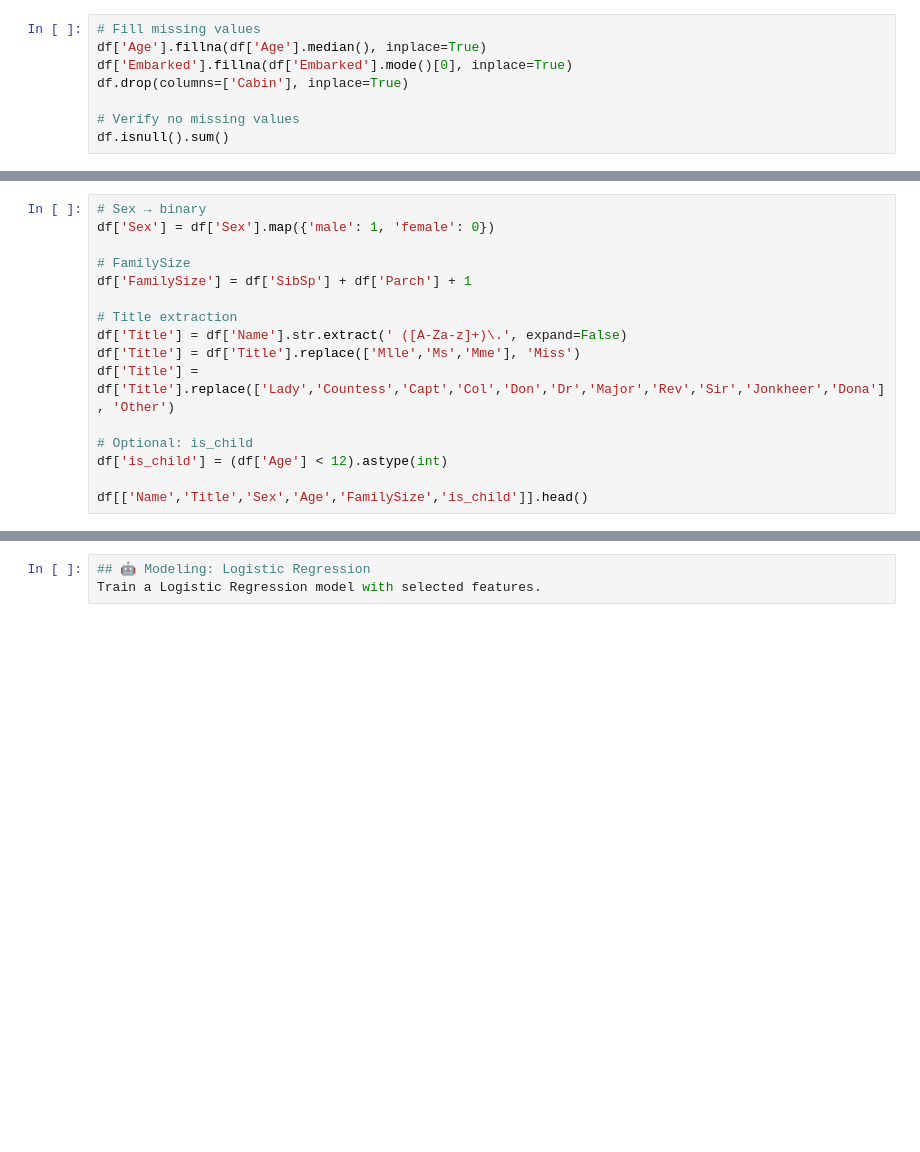
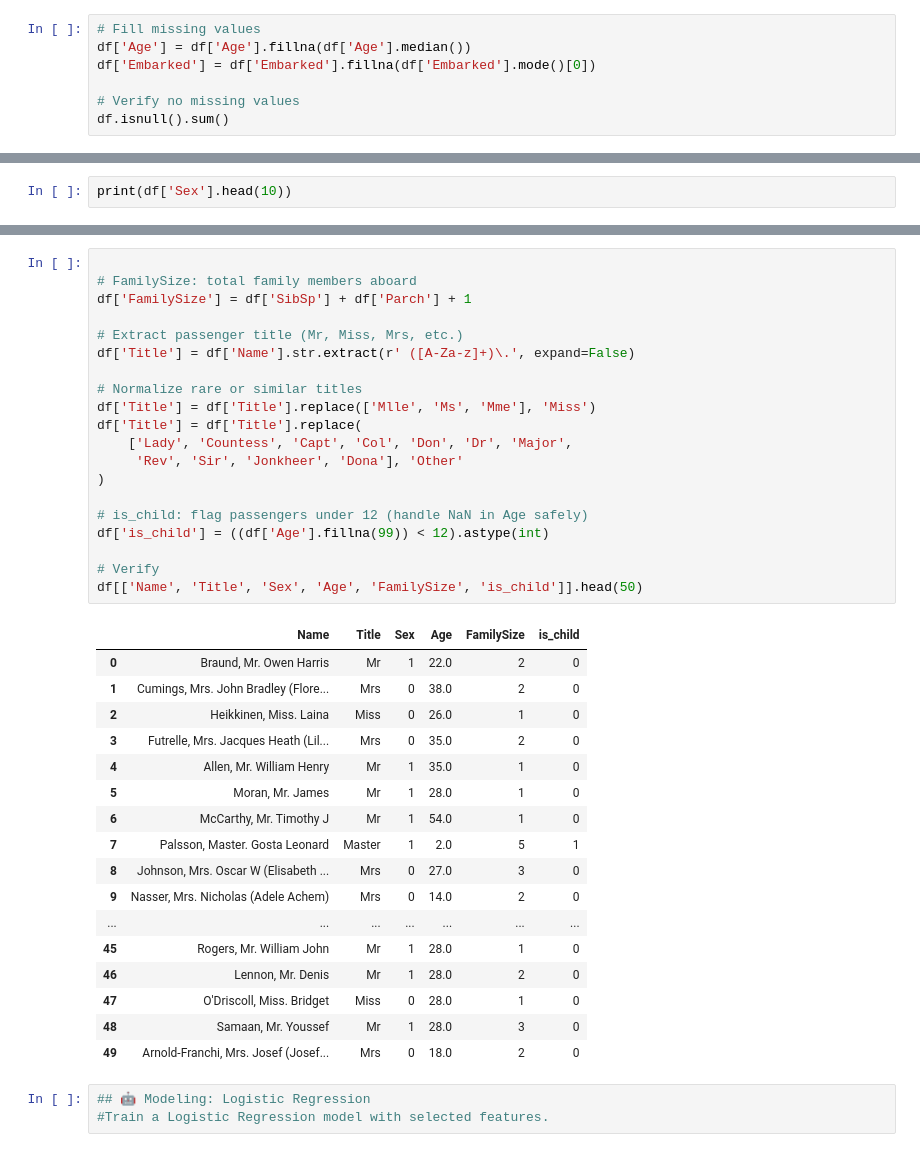
Before and after one commit to mohamedazizabbes/project_titanic, a Jupyter notebook: notebook.ipynb, the cells around one changed output, grey strips where cells are left out. Drawn from its saved outputs; the diff is of its cells as text; blank space fills up the shorter version.

Commit message:
update Titanic logistic regression notebook

```diff
--- a/notebook.ipynb
+++ b/notebook.ipynb
@@ -73,8 +147,7 @@ plt.show()
 # %%
 # Fill missing values
-df['Age'].fillna(df['Age'].median(), inplace=True)
-df['Embarked'].fillna(df['Embarked'].mode()[0], inplace=True)
-df.drop(columns=['Cabin'], inplace=True)
+df['Age'] = df['Age'].fillna(df['Age'].median())
+df['Embarked'] = df['Embarked'].fillna(df['Embarked'].mode()[0])
 
 # Verify no missing values
 df.isnull().sum()
@@ -87,16 +168,2 @@ df.isnull().sum()
 # %%
-# Sex → binary
-df['Sex'] = df['Sex'].map({'male': 1, 'female': 0})
-
-# FamilySize
-df['FamilySize'] = df['SibSp'] + df['Parch'] + 1
-
-# Title extraction
-df['Title'] = df['Name'].str.extract(' ([A-Za-z]+)\.', expand=False)
-df['Title'] = df['Title'].replace(['Mlle','Ms','Mme'], 'Miss')
-df['Title'] = df['Title'].replace(['Lady','Countess','Capt','Col','Don','Dr','Major','Rev','Sir','Jonkheer','Dona'], 'Other')
-
-# Optional: is_child
-df['is_child'] = (df['Age'] < 12).astype(int)
-
-df[['Name','Title','Sex','Age','FamilySize','is_child']].head()
+print(df['Sex'].head(10))
@@ -103,5 +182,43 @@ df[['Name','Title','Sex','Age','FamilySize','is_child']].head()
+# %%
+
+# FamilySize: total family members aboard
+df['FamilySize'] = df['SibSp'] + df['Parch'] + 1
+
+# Extract passenger title (Mr, Miss, Mrs, etc.)
+df['Title'] = df['Name'].str.extract(r' ([A-Za-z]+)\.', expand=False)
+
+# Normalize rare or similar titles
+df['Title'] = df['Title'].replace(['Mlle', 'Ms', 'Mme'], 'Miss')
+df['Title'] = df['Title'].replace(
+    ['Lady', 'Countess', 'Capt', 'Col', 'Don', 'Dr', 'Major',
+     'Rev', 'Sir', 'Jonkheer', 'Dona'], 'Other'
+)
+
+# is_child: flag passengers under 12 (handle NaN in Age safely)
+df['is_child'] = ((df['Age'].fillna(99)) < 12).astype(int)
+
+# Verify
+df[['Name', 'Title', 'Sex', 'Age', 'FamilySize', 'is_child']].head(50)
+# %% [output]
+|  | Name | Title | Sex | Age | FamilySize | is_child |
+| 0 | Braund, Mr. Owen Harris | Mr | 1 | 22.0 | 2 | 0 |
+| 1 | Cumings, Mrs. John Bradley (Flore... | Mrs | 0 | 38.0 | 2 | 0 |
+| 2 | Heikkinen, Miss. Laina | Miss | 0 | 26.0 | 1 | 0 |
+| 3 | Futrelle, Mrs. Jacques Heath (Lil... | Mrs | 0 | 35.0 | 2 | 0 |
+| 4 | Allen, Mr. William Henry | Mr | 1 | 35.0 | 1 | 0 |
+| 5 | Moran, Mr. James | Mr | 1 | 28.0 | 1 | 0 |
+| 6 | McCarthy, Mr. Timothy J | Mr | 1 | 54.0 | 1 | 0 |
+| 7 | Palsson, Master. Gosta Leonard | Master | 1 | 2.0 | 5 | 1 |
+| 8 | Johnson, Mrs. Oscar W (Elisabeth ... | Mrs | 0 | 27.0 | 3 | 0 |
+| 9 | Nasser, Mrs. Nicholas (Adele Achem) | Mrs | 0 | 14.0 | 2 | 0 |
+| ... | ... | ... | ... | ... | ... | ... |
+| 45 | Rogers, Mr. William John | Mr | 1 | 28.0 | 1 | 0 |
+| 46 | Lennon, Mr. Denis | Mr | 1 | 28.0 | 2 | 0 |
+| 47 | O'Driscoll, Miss. Bridget | Miss | 0 | 28.0 | 1 | 0 |
+| 48 | Samaan, Mr. Youssef | Mr | 1 | 28.0 | 3 | 0 |
+| 49 | Arnold-Franchi, Mrs. Josef (Josef... | Mrs | 0 | 18.0 | 2 | 0 |
 # %%
 ## 🤖 Modeling: Logistic Regression
-Train a Logistic Regression model with selected features.
+#Train a Logistic Regression model with selected features.
 # %%
 # Features and target
```
Also changed, not shown: parts of 18 cells of this notebook.
